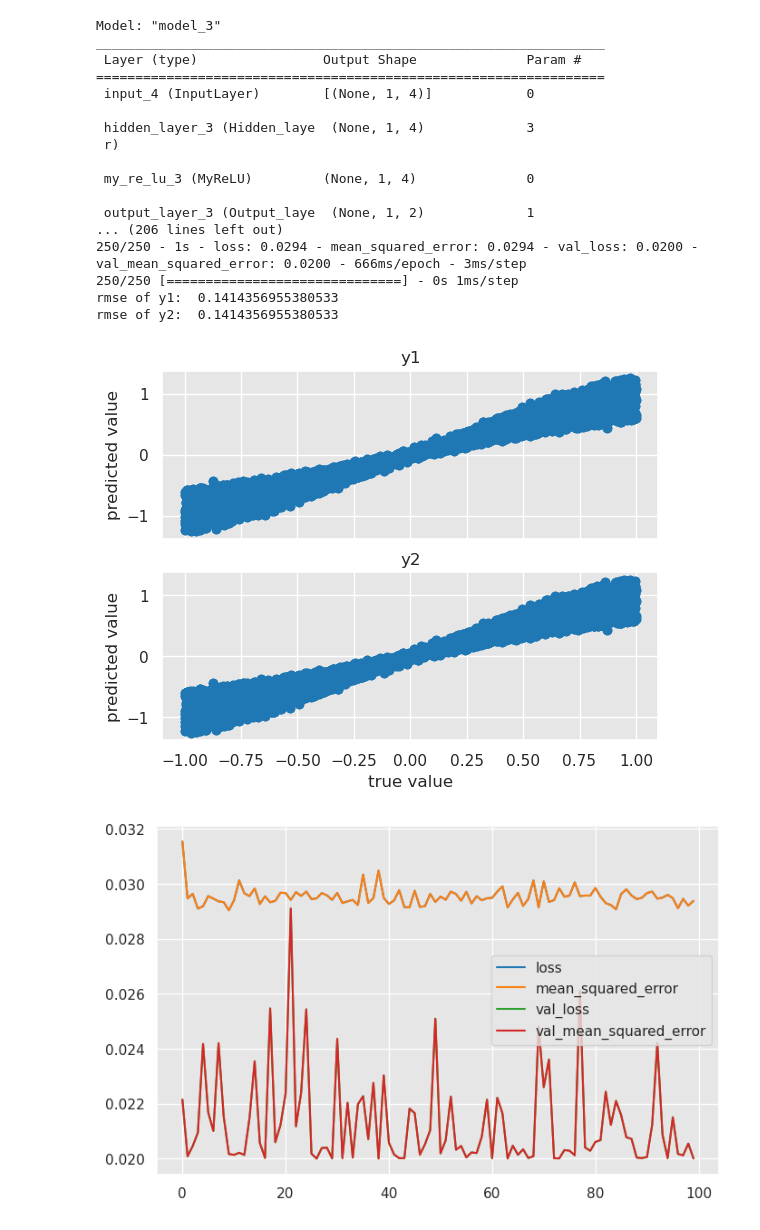
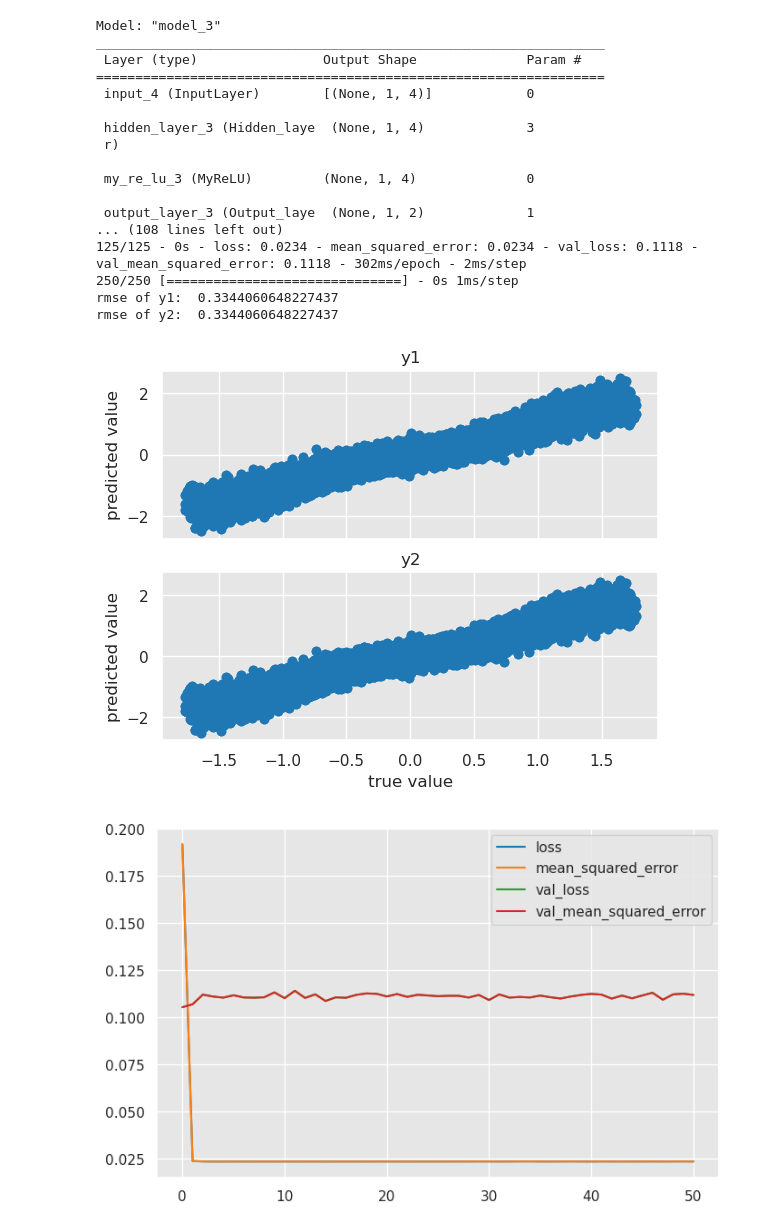
Before and after one commit to sreeragvn/FPDS-final-project-Leakage-Detection, a Jupyter notebook: leakage subclassing api.ipynb, the cells around one changed output. Drawn from its saved outputs; the diff is of its cells as text; code cells hidden in the pictures.

```diff
--- a/leakage subclassing api.ipynb
+++ b/leakage subclassing api.ipynb
@@ -78,7 +125,7 @@ def learning_curves(history)   :
 
 def prediction_accuracy(predictions, Y_validation):
     predictions = predictions.transpose()
-    Y_validation = Y_validation.transpose()
+    Y_validation = tf.transpose(Y_validation)
     y1 = predictions[0]
     y2 = predictions[1]
     y1_validation = Y_validation[0]
@@ -98,6 +145,13 @@ def prediction_accuracy(predictions, Y_validation):
 
     print("rmse of y1: ", mean_squared_error(y1_validation, y1, squared=False))
     print("rmse of y2: ", mean_squared_error(y2_validation, y2, squared=False))
+
+# def dataloading(data):
+#     data = data.repeat()
+#     data = data.shuffle(buffer_size=1024, seed=0)
+#     data = data.batch(batch_size=batch_size)
+#     data = data.prefetch(buffer_size=1)
+#     return data
 # %%
 # data Augmentation
 # Requires cleaning up
@@ -122,15 +176,12 @@ def Augmentation_clock(x,y):
     x2 = temp[:,2]
     x3 = temp[:,3]
 
-    # print(x0.shape)
-
     x[:,0] = x3
     x[:,1] = x0
     x[:,2] = x1
     x[:,3] = x2
 
     return x,y_aug
-
 
 def Augmentation_flip(x,y):
     x = x.copy()
@@ -165,6 +216,8 @@ def Augmentation_anticlock(x,y):
 # num_rows, num_cols = X_train.shape
 
 def data_augmentation(x,y):
+    x = x.numpy()
+    y = y.numpy()
     x_aug1,y_aug1 = Augmentation_clock(x, y)
     x_aug2,y_aug2 = Augmentation_clock(x_aug1,y_aug1)
     x_aug3,y_aug3 = Augmentation_clock(x_aug2,y_aug2)
@@ -175,6 +228,9 @@ def data_augmentation(x,y):
     X_train_Aug = np.concatenate((x, x_aug1, x_aug2, x_aug3, x_aug4, x_aug5, x_aug6, x_aug7))
     Y_train_Aug = np.concatenate((y, y_aug1, y_aug2, y_aug3, y_aug4, y_aug5, y_aug6, y_aug7))
 
+    X_train_Aug = tf.convert_to_tensor(X_train_Aug)
+    Y_train_Aug = tf.convert_to_tensor(Y_train_Aug)
+
     return X_train_Aug, Y_train_Aug
 
 X_train_Aug, Y_train_Aug = data_augmentation(X_train, Y_train)
@@ -527,38 +582,44 @@ class MyModel(keras.Model):  # model.fit, model.evalute, model.predict
 
     def build_graph(self):
         x = tf.keras.layers.Input(shape=(1,4))
         return tf.keras.Model(inputs=[x], outputs=self.call(x))
 
 model = MyModel()
 model.build_graph().summary()
 
-model.compile(optimizer=tf.keras.optimizers.Adam(learning_rate=0.1),
+model.compile(optimizer=tf.keras.optimizers.Adam(learning_rate=scheduler),
               loss='mean_squared_error',
               metrics = [tf.keras.metrics.MeanSquaredError()]
 )
 
-history = model.fit(X_train_Aug, Y_train_Aug, epochs=100, batch_size= batch_size, verbose=2, validation_data=(X_validation_Aug, Y_validation_Aug))
+history = model.fit(X_train_Aug, Y_train_Aug, epochs=epochs, batch_size= batch_size, verbose=2, validation_data=(X_validation_Aug, Y_validation_Aug),
+                    callbacks=[keras.callbacks.EarlyStopping(patience=50)],
+                    # shuffle=True
+                    )
 
 predictions = model.predict(X_validation_Aug)
 prediction_accuracy(predictions, Y_validation_Aug)
 learning_curves(history)
+
+evaluate_train = model.evaluate(X_train_Aug, Y_train_Aug, batch_size=batch_size)
+evaluate_validation = model.evaluate(X_validation_Aug,Y_validation_Aug, batch_size=batch_size)
 # %% [output]
 Model: "model_3"
 _________________________________________________________________
  Layer (type)                Output Shape              Param #
 =================================================================
  input_4 (InputLayer)        [(None, 1, 4)]            0
 
  hidden_layer_3 (Hidden_laye  (None, 1, 4)             3
  r)
 
  my_re_lu_3 (MyReLU)         (None, 1, 4)              0
 
  output_layer_3 (Output_laye  (None, 1, 2)             1
-... (206 lines left out)
-250/250 - 1s - loss: 0.0294 - mean_squared_error: 0.0294 - val_loss: 0.0200 - val_mean_squared_error: 0.0200 - 666ms/epoch - 3ms/step
+... (108 lines left out)
+125/125 - 0s - loss: 0.0234 - mean_squared_error: 0.0234 - val_loss: 0.1118 - val_mean_squared_error: 0.1118 - 302ms/epoch - 2ms/step
 250/250 [==============================] - 0s 1ms/step
-rmse of y1:  0.1414356955380533
-rmse of y2:  0.1414356955380533
+rmse of y1:  0.3344060648227437
+rmse of y2:  0.3344060648227437
-[figure, old version]
+[figure, new version]
-[figure, old version]
+[figure, new version]
```
Also changed, not shown: parts of 10 cells of this notebook.
